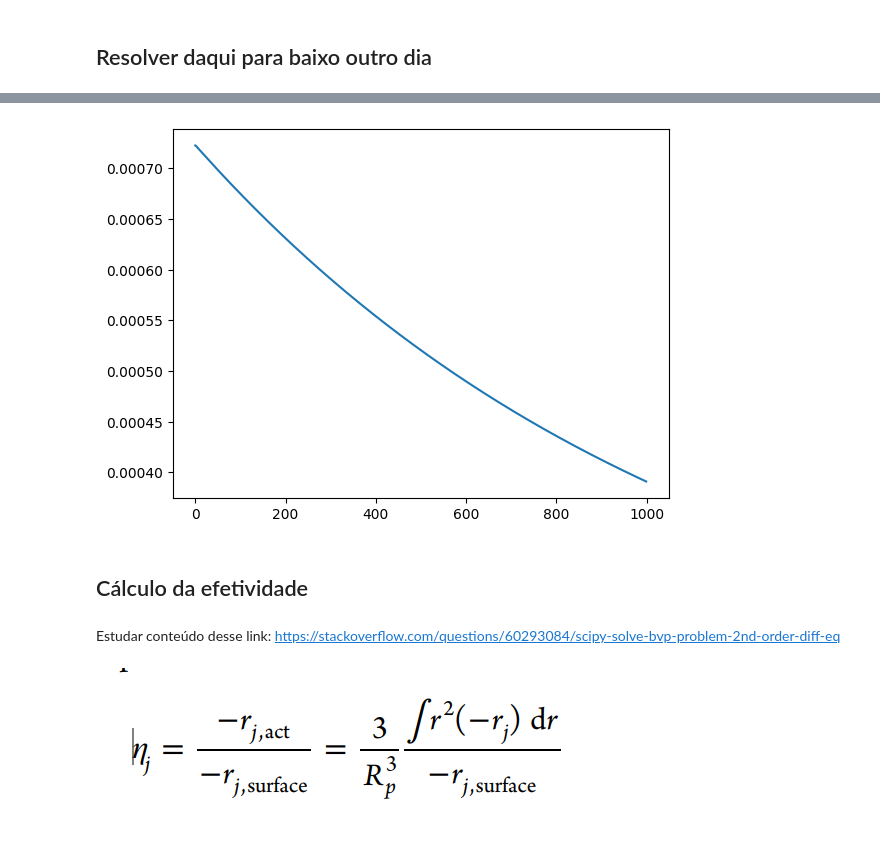
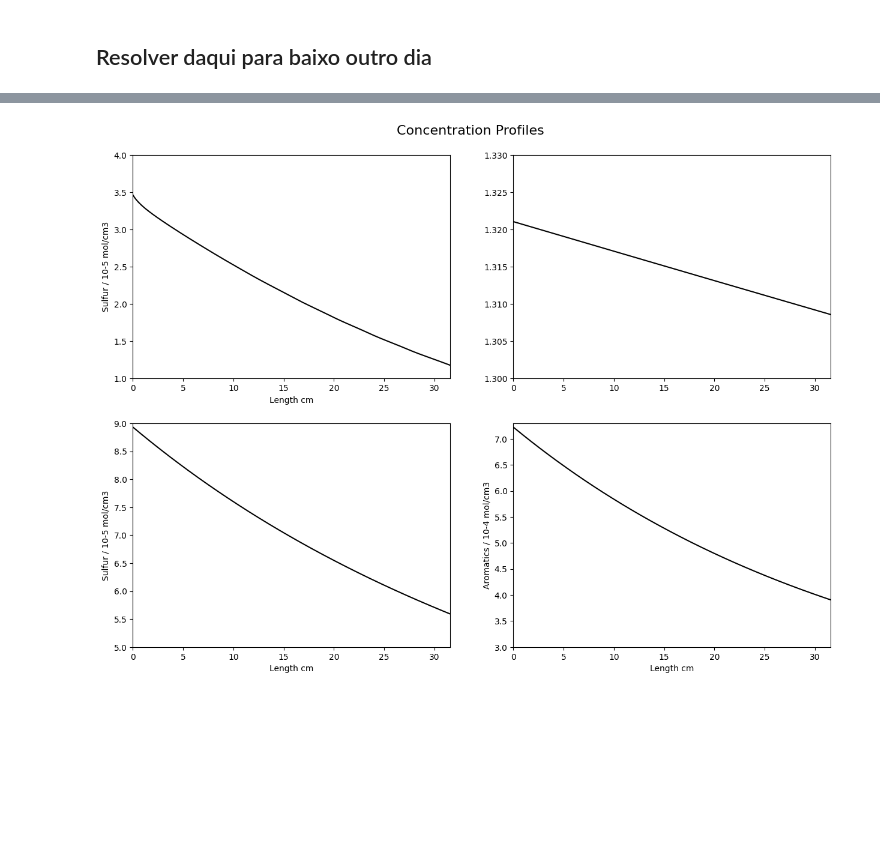
Before and after one commit to Leonardo-Ferreira-byte/Project_Reactor, a Jupyter notebook: TBR_Diesel.ipynb, the cells around one changed output, grey strips where cells are left out. Cells and saved outputs as stored; diff of their text form; code cells hidden in the pictures; blank space fills up the shorter version.

Commit message:
first refactoring

```diff
--- a/TBR_Diesel.ipynb
+++ b/TBR_Diesel.ipynb
@@ -489,7 +132,3 @@ def k4S_fun(rho0 = rho0, P = P, T = T):
-# %%
-H2 = Henry_coefficient2_fun()
-
-H4 = Henry_coefficient4_fun()
 # %%
 w0 = 0.02009 #weigth fraction of sulfur.
 w1 = (1284 - 518)*1e-6 #weigth fraction of non basic nitrogen.
@@ -522,17 +150,3 @@ Me basear nesse artigo e corrigir as quantidades finais dos compostos aromático
-# %%
-k2L_aL = k2L_aL_fun()
-
-
-k4L_aL = k4L_aL_fun()
-
-
-k1S_aS = k1S_fun()*aS_fun()
-
-
-k2S_aS = k2S_fun()*aS_fun()
-
-
-k4S_aS = k4S_fun()*aS_fun()
 # %%
 def mass_balance_gas_phase2(p2G, C2L, uG = uG, R=8.3145, T = T):
 
@@ -782,7 +261,0 @@ array([1.32104637e-06, 1.30839222e-06, 1.28970295e-06, 1.28566126e-06,
-# %%
-plt.plot(cL3_fun)
-plt.show()
-# %% [output]
-[figure, removed]
-# %% [markdown]
-## Cálculo da efetividade
@@ -792,4 +262,50 @@ from scipy.integrate import romberg, quad
-# %% [markdown]
-Estudar conteúdo desse link: https://stackoverflow.com/questions/60293084/scipy-solve-bvp-problem-2nd-order-diff-eq
-# %% [markdown]
-![image.png](attachment:image.png)
+# %%
+fig, ax = plt.subplots(2, 2, figsize=(15, 10))
+
+# Plot the first dataset (y_values1) on the left axis (Y-axis)
+ax[0,0].plot(t_eval, cL0_fun*1e5, color='black')
+
+ax[0,0].set_xlim(0,z)
+ax[0,0].set_ylim(1,4)
+
+# Add labels and a legend
+ax[0,0].set_xlabel('Length cm')
+ax[0,0].set_ylabel('Sulfur / 10-5 mol/cm3', color='black')
+
+ax[0,1].plot(t_eval, cL1_fun*1e6, color='black')
+
+ax[0,1].set_xlim(0,z)
+ax[0,1].set_ylim(1.300,1.330)
+
+# Add labels and a legend
+ax[1,0].set_xlabel('Length cm')
+ax[1,0].set_ylabel('Basic nitrogen / 10-7 mol/cm3', color='black')
+
+ax[1,0].plot(t_eval, cL2_fun*1e7, color='black')
+
+ax[1,0].set_xlim(0,z)
+ax[1,0].set_ylim(5,9)
+
+# Add labels and a legend
+ax[1,0].set_xlabel('Length cm')
+ax[1,0].set_ylabel('Sulfur / 10-5 mol/cm3', color='black')
+
+ax[1,1].plot(t_eval, cL3_fun*1e4, color='black')
+
+ax[1,1].set_xlim(0,z)
+ax[1,1].set_ylim(3,7.3)
+
+# Add labels and a legend
+ax[1,1].set_xlabel('Length cm')
+ax[1,1].set_ylabel('Aromatics / 10-4 mol/cm3', color='black')
+
+# Add a title to the entire figure
+plt.suptitle("Concentration Profiles", fontsize=16)
+
+# Adjust spacing between the title and the subplots
+plt.subplots_adjust(top=0.93)
+
+# Display the graph
+plt.show()
+# %% [output]
+[figure, added]
```
Also changed, not shown: parts of 42 cells of this notebook, 4 other files.
